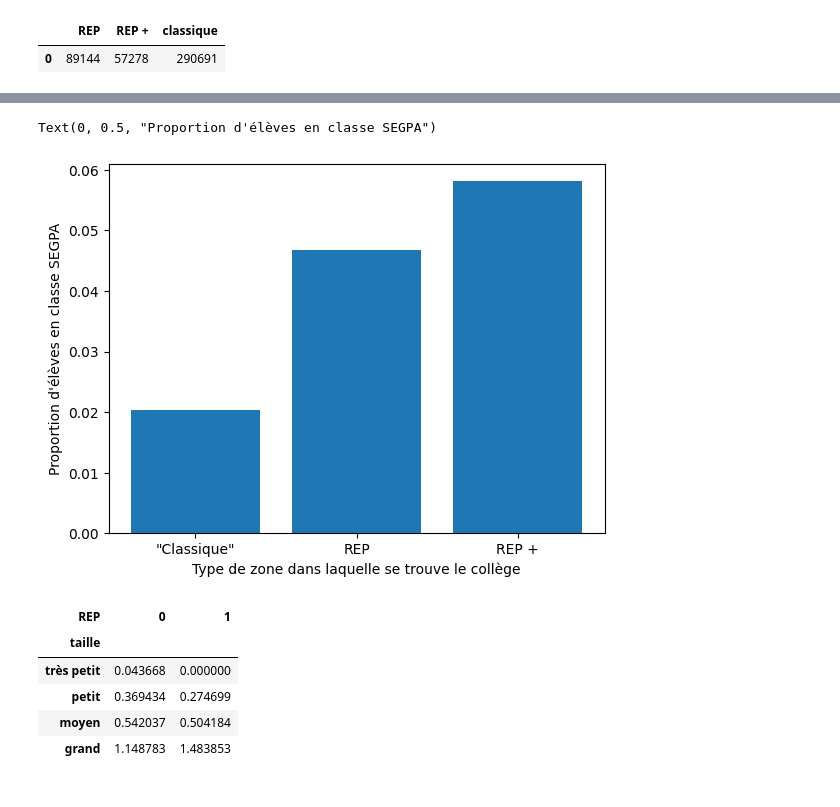
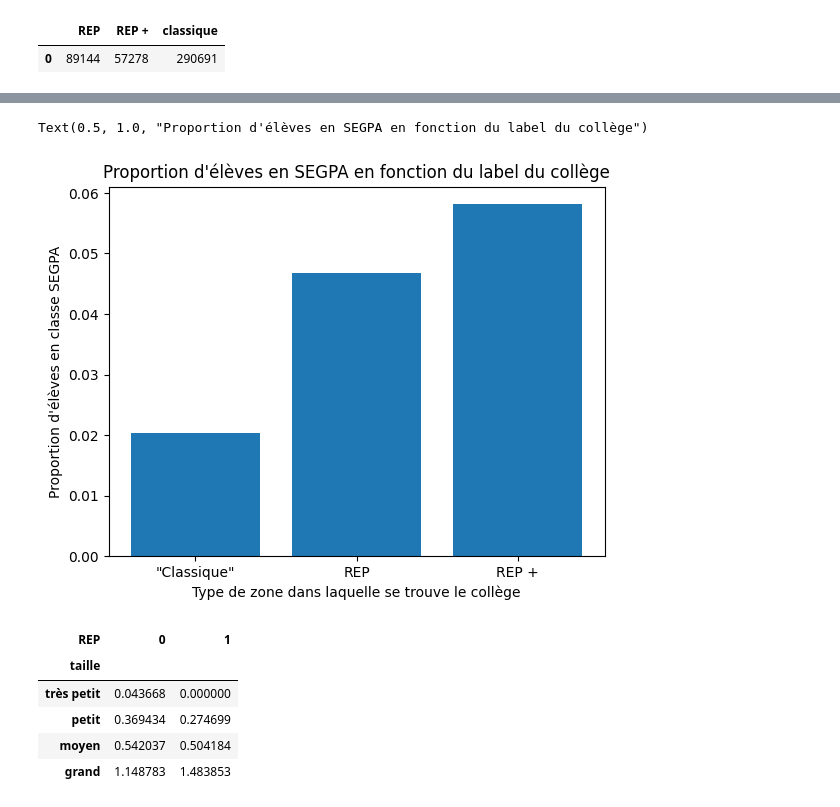
Before and after one commit to margotlafond/projet-info, a Jupyter notebook: analyse_data1.ipynb, the cells around one changed output, grey strips where cells are left out. Saved outputs shown, nothing was run; the diff lists cells and outputs as text; code cells hidden in the pictures.

```diff
--- a/analyse_data1.ipynb
+++ b/analyse_data1.ipynb
@@ -66,28 +67,29 @@ Text(0, 0.5, "Nombre d'élèves en classe SEGPA")
 # %%
-# Cela semble assez peu convaincant : je vouslais voir qu'il y a plus d'élèves en SEGPA dans les
+# Cela semble assez peu convaincant : je voulais voir qu'il y a plus d'élèves en SEGPA dans les
 # zones prioritaires mais avec cette perspective là, ce n'est pas le cas. Je vais donc regarder en proportion car
 # il y a plus d'élèves dans les zones "classiques" que REP / REP +.
 
 total_rep = df.pivot_table(values = "Nombre d'élèves total", index = 'REP', aggfunc = 'sum')
 total_replus = df.pivot_table(values = "Nombre d'élèves total", index = 'REP +', aggfunc = 'sum')
 #display(total_rep)
 #display(total_replus)
 
 elvrep = total_rep.loc[1, "Nombre d'élèves total"]
 elvreplus = total_replus.loc[1, "Nombre d'élèves total"]
 elvclas = total_rep.loc[0, "Nombre d'élèves total"] + total_rep.loc[1, "Nombre d'élèves total"] - (elvrep+elvreplus)
 
 proportion = [clas/elvclas, rep/elvrep, replus/elvreplus]
 
 plt.bar(categories, proportion)
 plt.xlabel('Type de zone dans laquelle se trouve le collège')
 plt.ylabel("Proportion d'élèves en classe SEGPA")
+plt.title("Proportion d'élèves en SEGPA en fonction du label du collège")
 
 # Là on voit bien que dans les collèges en REP +, il y a plus d'élèves en proportion en SEGPA que dans les collèges en REP et
 # encore plus que dans les "classiques".
 # %% [output]
-Text(0, 0.5, "Proportion d'élèves en classe SEGPA")
+Text(0.5, 1.0, "Proportion d'élèves en SEGPA en fonction du label du collège")
-[figure, old version]
+[figure, new version]
 # %%
 #création nouvelle colonne Christelle pour pouvoir travailler sur la taille du collège
 
```
Also changed, not shown: parts of 1 cell of this notebook.
